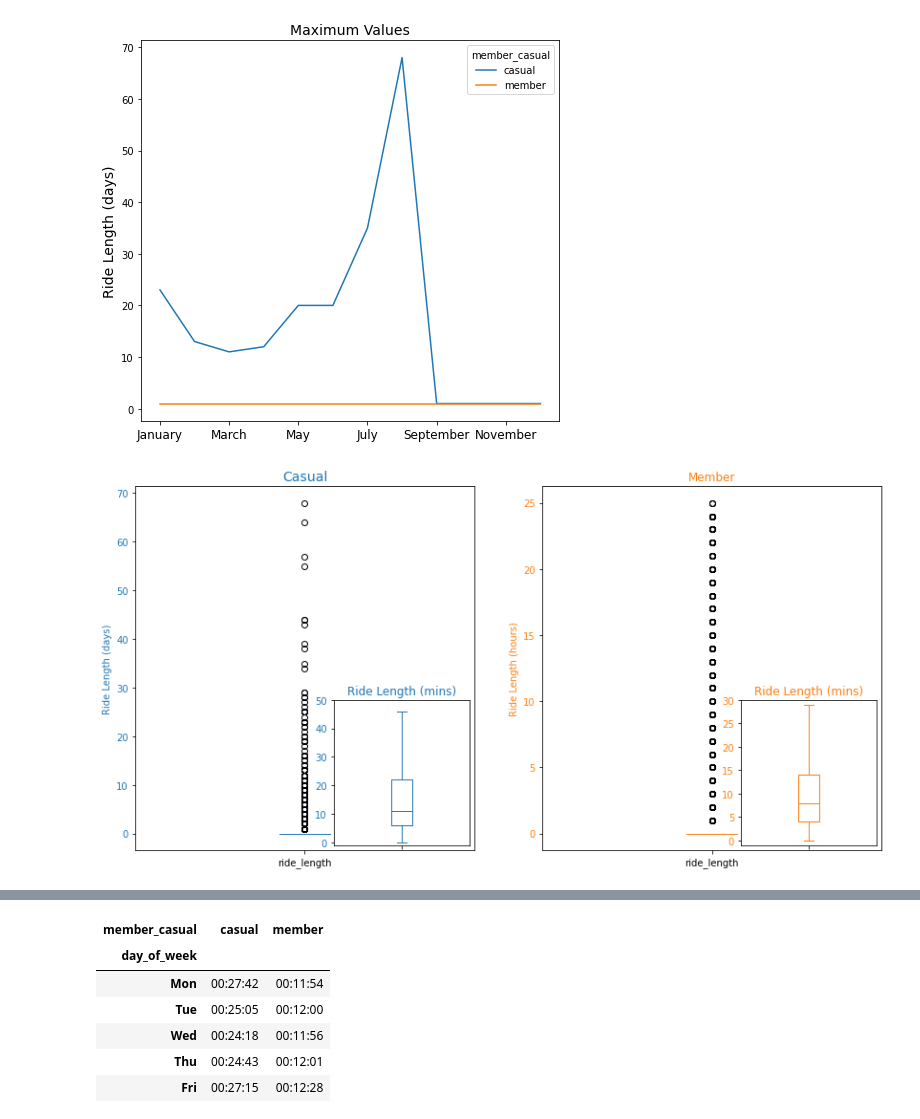
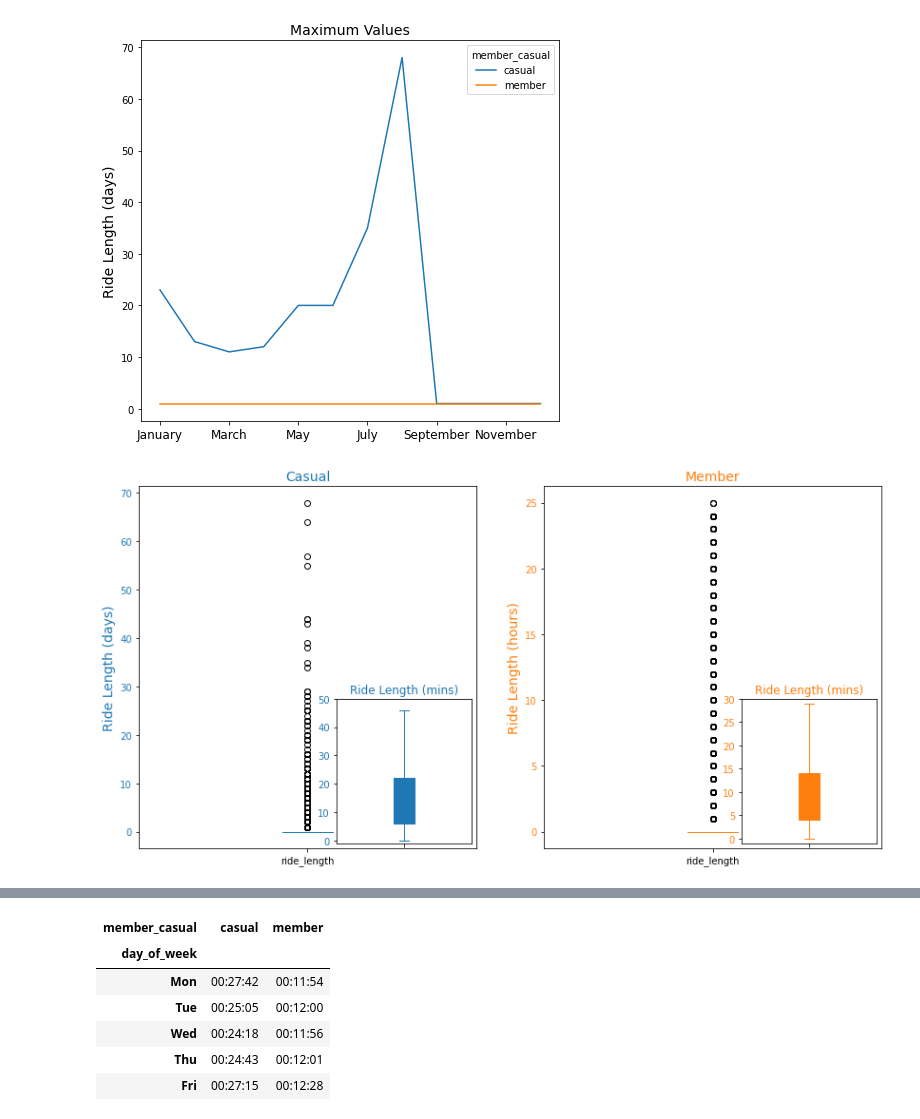
Before and after one commit to SummerKassem/BikeShareCS, a Jupyter notebook: Code/bike_share_analysis.ipynb, the cells around one changed output, grey strips where cells are left out. Drawn from its saved outputs; the diff is of its cells as text; code cells hidden in the pictures.

Commit message:
Boxplot adjustment
boxplot adjustments, now comment on it and make count plot

```diff
--- a/Code/bike_share_analysis.ipynb
+++ b/Code/bike_share_analysis.ipynb
@@ -654,36 +653,36 @@ df = prepared_data#.loc['August']
 
 fig, axes = plt.subplots(nrows=1, ncols=2, figsize=(14, 7))
 
 color = 'tab:blue'
 axes[0].set_title('Casual', fontsize=14, color=color)
-axes[0].set_ylabel('Ride Length (days)', color=color)
+axes[0].set_ylabel('Ride Length (days)', fontsize=14, color=color)
 df[df['member_casual'] == 'casual'].applymap(seconds_days).plot(kind='box', ax=axes[0], color=color, meanline=True)
 axes[0].tick_params(axis='y', labelcolor=color)
 
 # inset axes
 ax_inset1   = inset_axes(axes[0], width="40%", height="40%", loc='lower right')
-df[df['member_casual'] == 'casual'].applymap(seconds_minutes).plot(kind='box', ax=ax_inset1, color=color, showfliers=False)
+df[df['member_casual'] == 'casual'].applymap(seconds_minutes).plot(kind='box', ax=ax_inset1, color=color, showfliers=False, patch_artist=True)
 ax_inset1.set_ylim(-1,50)
 ax_inset1.set_title('Ride Length (mins)', color=color)
 ax_inset1.tick_params(axis='x', labelbottom=False)
 ax_inset1.tick_params(axis='y', labelcolor=color)
 
 color = 'tab:orange'
-axes[1].set_title('Member', color=color)
-axes[1].set_ylabel('Ride Length (hours)', color=color)
+axes[1].set_title('Member', fontsize=14, color=color)
+axes[1].set_ylabel('Ride Length (hours)', fontsize=14, color=color)
 df[df['member_casual'] == 'member'].applymap(seconds_hours).plot(kind='box', ax=axes[1], color=color)
 axes[1].tick_params(axis='y', labelcolor=color)
 
 
 # inset axes
 ax_inset2   = inset_axes(axes[1], width="40%", height="40%", loc='lower right')
-df[df['member_casual'] == 'member'].applymap(seconds_minutes).plot(kind='box', ax=ax_inset2, color=color, showfliers=False)
+df[df['member_casual'] == 'member'].applymap(seconds_minutes).plot(kind='box', ax=ax_inset2, color=color, showfliers=False, patch_artist=True)
 ax_inset2.set_ylim(-1,30)
 ax_inset2.set_title('Ride Length (mins)', color=color)
 ax_inset2.tick_params(axis='x', labelbottom=False)
 ax_inset2.tick_params(axis='y', labelcolor=color)
 
 plt.show()
 fig.savefig('../Report/images/boxplot_distribution.pdf')
 # %% [output]
-[figure, old version]
+[figure, new version]
```
Also changed, not shown: parts of 3 cells of this notebook, 7 other files.
